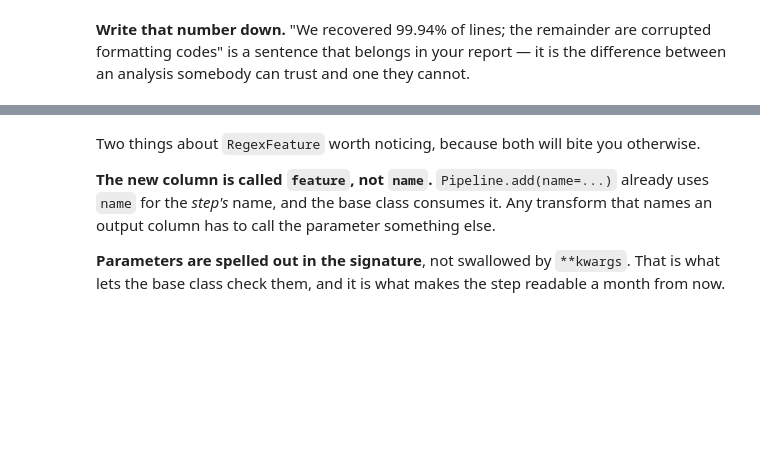
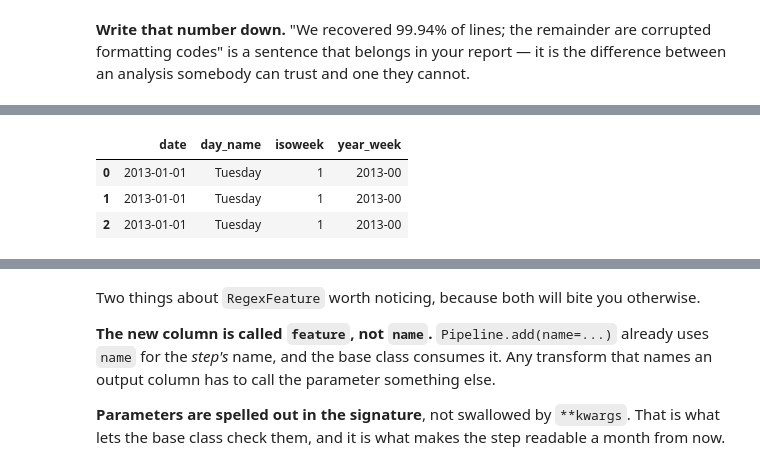
Before and after one commit to raoulg/MADS-DAV, a Jupyter notebook: notebooks/01-cleaning.ipynb, the cells around one changed output, grey strips where cells are left out. Saved outputs shown, nothing was run; the diff lists cells and outputs as text; code cells hidden in the pictures; blank space fills up the shorter version.

```diff
--- a/notebooks/01-cleaning.ipynb
+++ b/notebooks/01-cleaning.ipynb
@@ -239,10 +247,9 @@ A step is a class with one method. That is the whole contract.
-# %%
-class TimeFeatures(TransformBase):
-    """Derive calendar features from a timestamp column."""
-
-    def transform(self, data: pd.DataFrame, column: str) -> pd.DataFrame:
-        ts = pd.to_datetime(data[column])
-        data["day_name"] = ts.dt.day_name()
-        data["isoweek"] = ts.dt.isocalendar().week
-        data["year_week"] = ts.dt.strftime("%Y-%W")
-        return data
+# %%
+demo = Pipeline()
+demo.add(TimeFeatures, column="date")
+demo.apply(msgs.head(3))[["date", "day_name", "isoweek", "year_week"]]
+# %% [output]
+|  | date | day_name | isoweek | year_week |
+| 0 | 2013-01-01 | Tuesday | 1 | 2013-00 |
+| 1 | 2013-01-01 | Tuesday | 1 | 2013-00 |
+| 2 | 2013-01-01 | Tuesday | 1 | 2013-00 |
```
Also changed, not shown: parts of 3 cells of this notebook.
